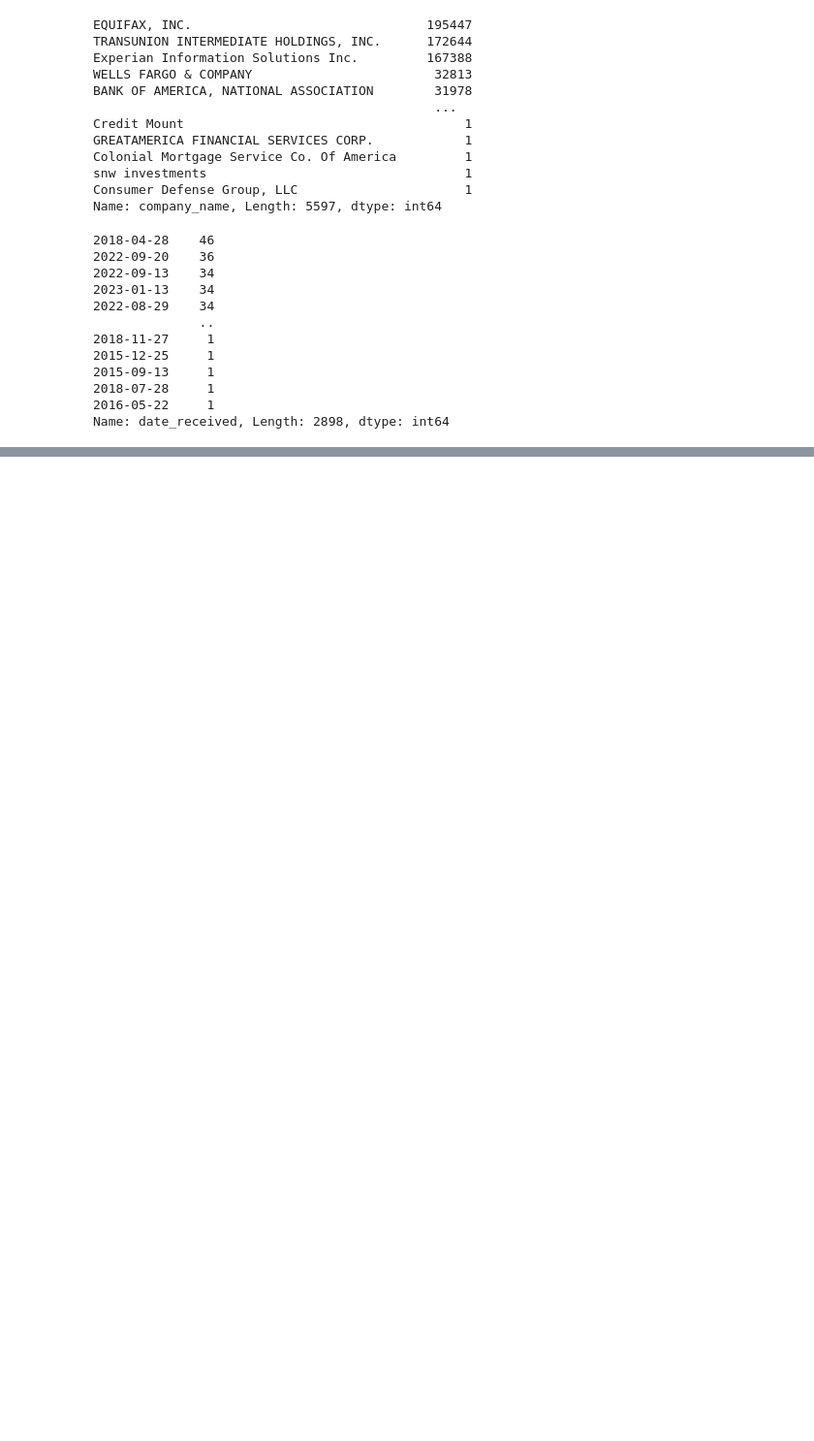
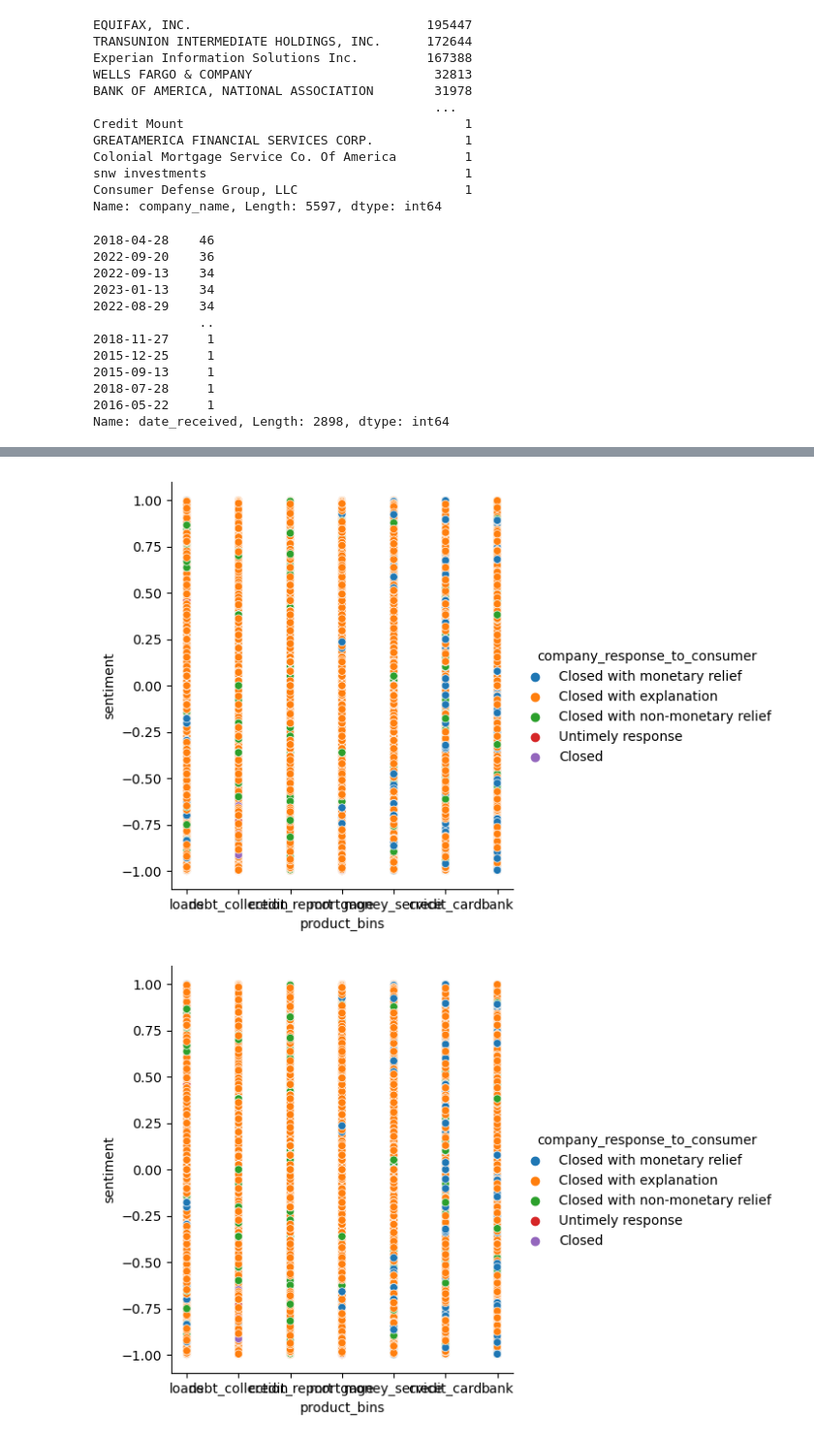
Before and after one commit to DATA-TRAC/consumer-complaint-response, a Jupyter notebook: cely-notebook.ipynb, the cells around one changed output, grey strips where cells are left out. Shown at 97% size. Drawn from its saved outputs; the diff is of its cells as text; code cells hidden in the pictures; blank space fills up the shorter version.

```diff
--- a/cely-notebook.ipynb
+++ b/cely-notebook.ipynb
@@ -126,0 +209,6 @@ Name: date_received, Length: 2898, dtype: int64
+# %%
+sns.relplot(data=sentiment_df, x='product_bins', y='sentiment', hue='company_response_to_consumer')
+plt.show()
+# %% [output]
+[figure, added]
+[figure, added]
```
Also changed, not shown: parts of 32 cells of this notebook.
